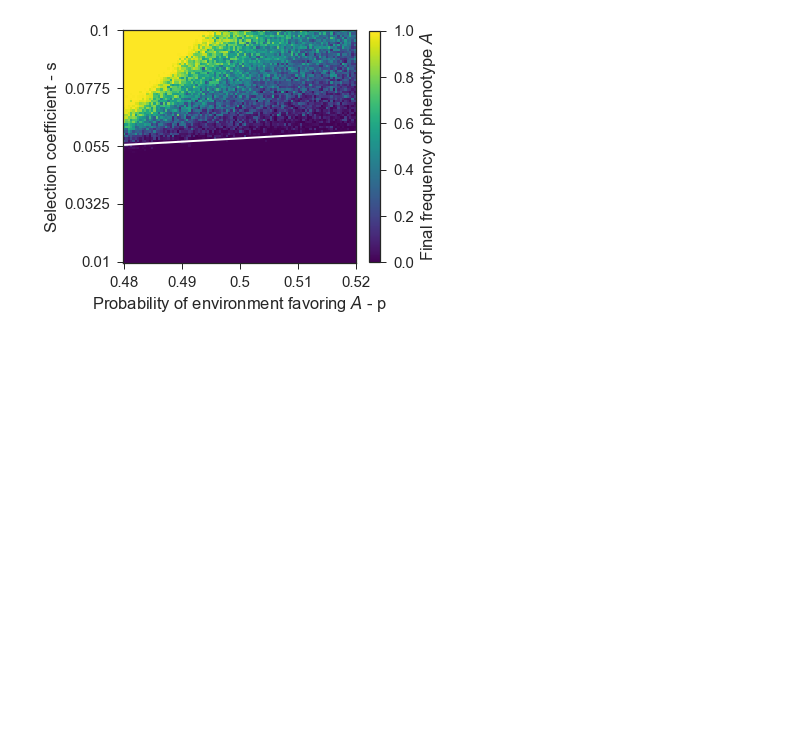
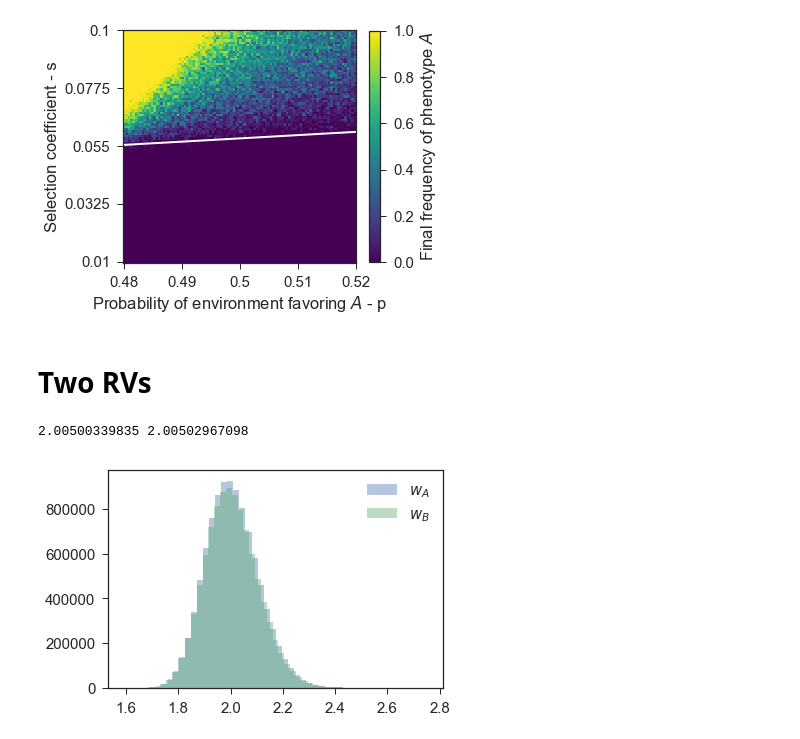
Before and after one commit to yoavram/Milpitas, a Jupyter notebook: notebooks/random environment simulation.ipynb, the cells around one changed output. Saved outputs shown, nothing was run; the diff lists cells and outputs as text; code cells hidden in the pictures; blank space fills up the shorter version.

```diff
--- a/notebooks/random environment simulation.ipynb
+++ b/notebooks/random environment simulation.ipynb
@@ -144,3 +145,5 @@ fig.tight_layout()
 fig.savefig('../figures/stochastic_env_x_t.pdf', bbox_inches='tight')
 # %% [output]
 [figure]
+# %% [markdown]
+# Two RVs
@@ -146,0 +160,15 @@ fig.savefig('../figures/stochastic_env_x_t.pdf', bbox_inches='tight')
+# %%
+n = 10000000
+
+distribution = scipy.stats.lognorm
+rv = distribution(0.1, 1)
+wA = rv.rvs(n)
+wB = rv.rvs(n)
+
+sns.distplot(wA, label='$w_A$', kde=False)
+sns.distplot(wB, label='$w_B$', kde=False)
+plt.legend();
+print(wA.mean(), wB.mean())
+# %% [output]
+2.00500339835 2.00502967098
+[figure, added]
```
Also changed, not shown: parts of 5 cells of this notebook.
